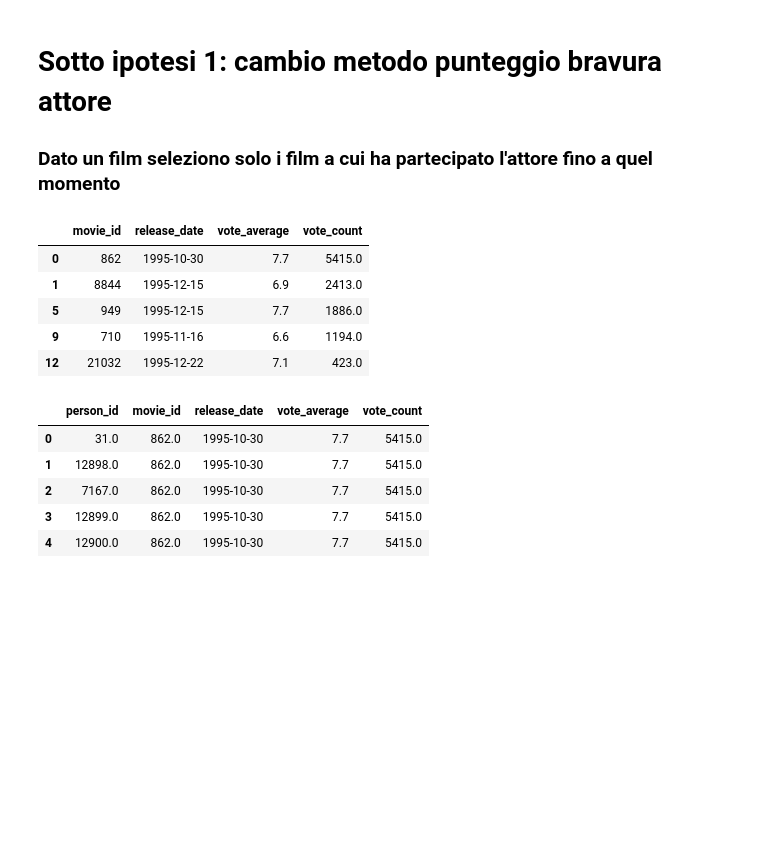
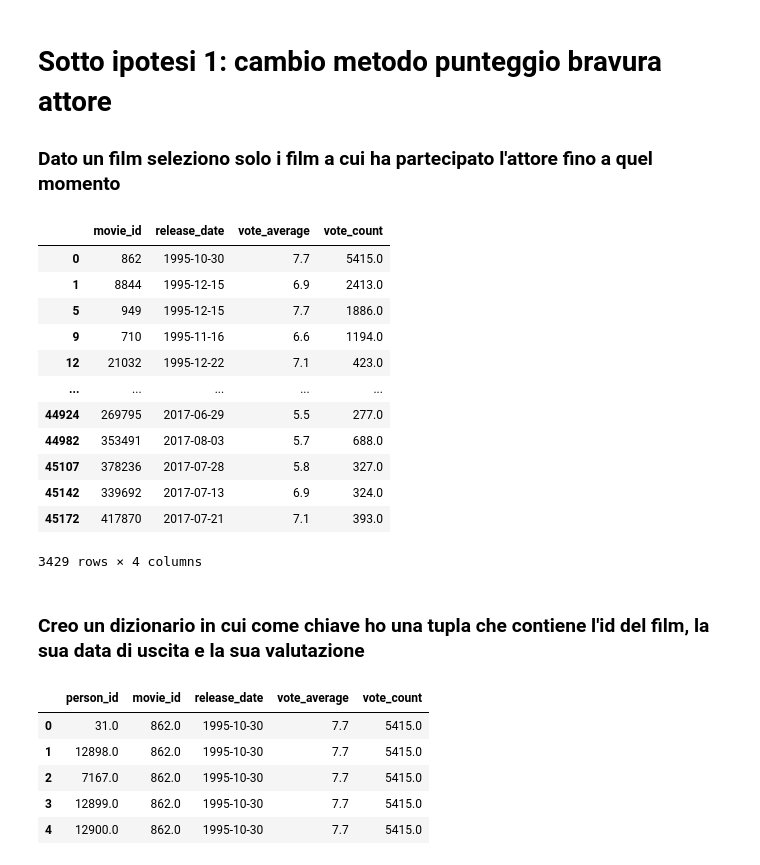
Before and after one commit to Janluke0/DSBDA-Project, a Jupyter notebook: Hypotheses/Hp4_Migliori_Film_Bravi_Attori.ipynb, the cells around one changed output. Saved outputs shown, nothing was run; the diff lists cells and outputs as text; code cells hidden in the pictures; blank space fills up the shorter version.

```diff
--- a/Hypotheses/Hp4_Migliori_Film_Bravi_Attori.ipynb
+++ b/Hypotheses/Hp4_Migliori_Film_Bravi_Attori.ipynb
@@ -126,20 +126,30 @@ plt.scatter(tmp3.vote_average,tmp3.cast_vote_average)
 # Sotto ipotesi 1: cambio metodo punteggio bravura attore
 ###    Dato un film seleziono solo i film a cui ha partecipato l'attore fino a quel momento
 # %%
+n_rating = 250
 movie_rates_date_df = pd.DataFrame(metadata_coll.find({},{'_id':'_id', 'vote_average':'vote_average','vote_count':'vote_count','release_date':'release_date'}))
 movie_rates_date_df = movie_rates_date_df.rename(columns={'_id':'movie_id'})
-movie_rates_date_df = movie_rates_date_df.loc[movie_rates_date_df['vote_count'] >= 250]
+movie_rates_date_df = movie_rates_date_df.loc[movie_rates_date_df['vote_count'] >= n_rating]
 
 movie_rates_date_df['release_date'] = pd.to_datetime(movie_rates_date_df['release_date'],
                                                      format="%Y/%m/%d")
 movie_rates_date_df.head()
 # %% [output]
 |  | movie_id | release_date | vote_average | vote_count |
 | 0 | 862 | 1995-10-30 | 7.7 | 5415.0 |
 | 1 | 8844 | 1995-12-15 | 6.9 | 2413.0 |
 | 5 | 949 | 1995-12-15 | 7.7 | 1886.0 |
 | 9 | 710 | 1995-11-16 | 6.6 | 1194.0 |
 | 12 | 21032 | 1995-12-22 | 7.1 | 423.0 |
+| ... | ... | ... | ... | ... |
+| 44924 | 269795 | 2017-06-29 | 5.5 | 277.0 |
+| 44982 | 353491 | 2017-08-03 | 5.7 | 688.0 |
+| 45107 | 378236 | 2017-07-28 | 5.8 | 327.0 |
+| 45142 | 339692 | 2017-07-13 | 6.9 | 324.0 |
+| 45172 | 417870 | 2017-07-21 | 7.1 | 393.0 |
+3429 rows × 4 columns
+# %% [markdown]
+### Creo un dizionario in cui come chiave ho una tupla che contiene l'id del film, la sua data di uscita e la sua valutazione
 # %%
 from pprint import pprint
 movies_actor_date_df = pd.merge(cast_df,movie_rates_date_df, on='movie_id').drop(columns='_id')
```
Also changed, not shown: parts of 5 cells of this notebook.
